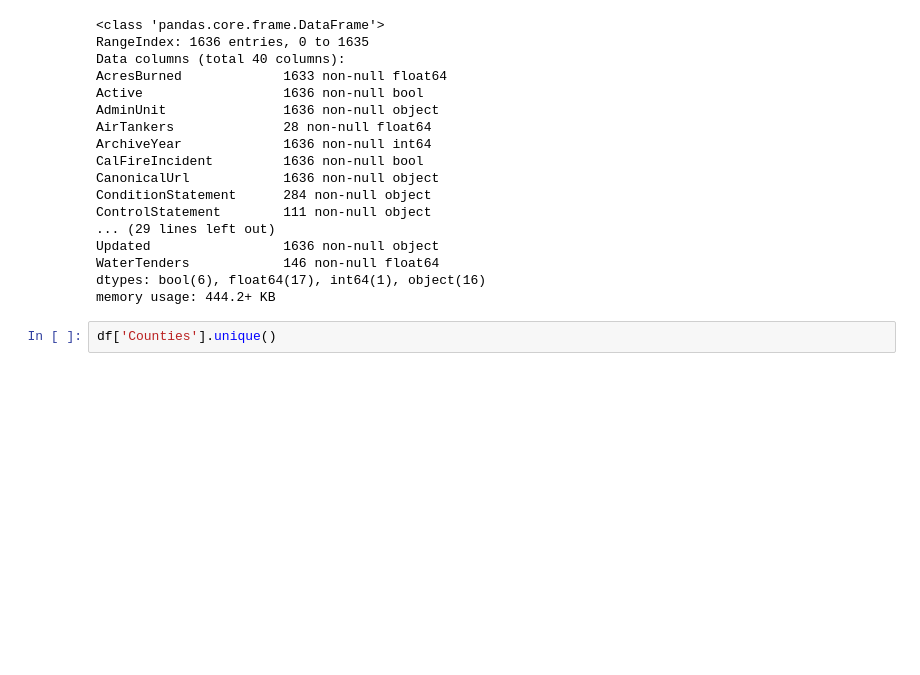
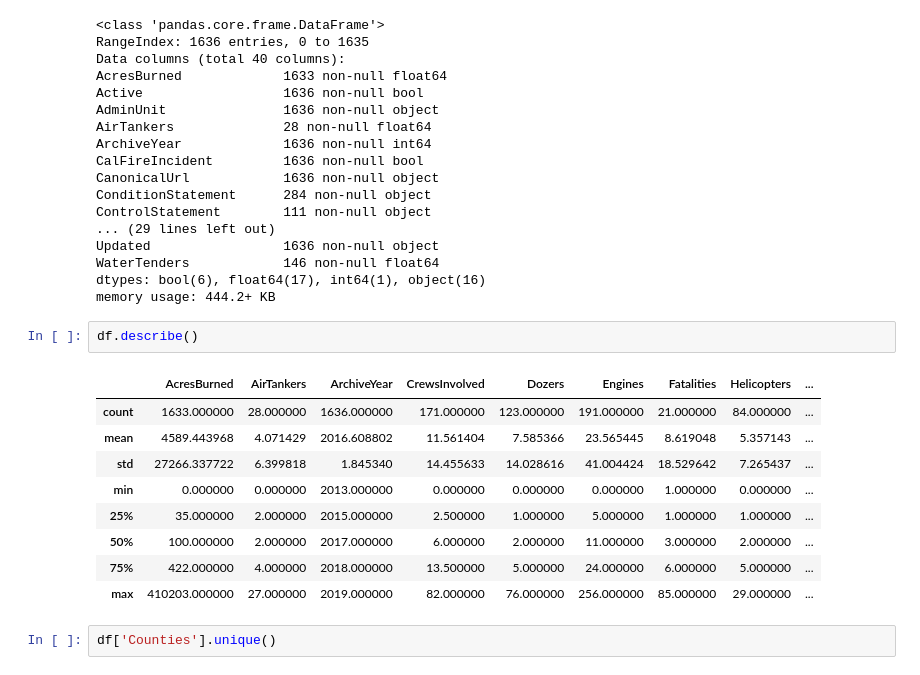
Before and after one commit to siawayforward/DS4A-group-project, a Jupyter notebook: CA-wildfire-data-EDA.ipynb, the cells around one changed output. Saved outputs shown, nothing was run; the diff lists cells and outputs as text; blank space fills up the shorter version.

```diff
--- a/CA-wildfire-data-EDA.ipynb
+++ b/CA-wildfire-data-EDA.ipynb
@@ -37,6 +41,18 @@ Updated                 1636 non-null object
 WaterTenders            146 non-null float64
 dtypes: bool(6), float64(17), int64(1), object(16)
 memory usage: 444.2+ KB
+# %%
+df.describe()
+# %% [output]
+|  | AcresBurned | AirTankers | ArchiveYear | CrewsInvolved | Dozers | Engines | Fatalities | Helicopters | ... |
+| count | 1633.000000 | 28.000000 | 1636.000000 | 171.000000 | 123.000000 | 191.000000 | 21.000000 | 84.000000 | ... |
+| mean | 4589.443968 | 4.071429 | 2016.608802 | 11.561404 | 7.585366 | 23.565445 | 8.619048 | 5.357143 | ... |
+| std | 27266.337722 | 6.399818 | 1.845340 | 14.455633 | 14.028616 | 41.004424 | 18.529642 | 7.265437 | ... |
+| min | 0.000000 | 0.000000 | 2013.000000 | 0.000000 | 0.000000 | 0.000000 | 1.000000 | 0.000000 | ... |
+| 25% | 35.000000 | 2.000000 | 2015.000000 | 2.500000 | 1.000000 | 5.000000 | 1.000000 | 1.000000 | ... |
+| 50% | 100.000000 | 2.000000 | 2017.000000 | 6.000000 | 2.000000 | 11.000000 | 3.000000 | 2.000000 | ... |
+| 75% | 422.000000 | 4.000000 | 2018.000000 | 13.500000 | 5.000000 | 24.000000 | 6.000000 | 5.000000 | ... |
+| max | 410203.000000 | 27.000000 | 2019.000000 | 82.000000 | 76.000000 | 256.000000 | 85.000000 | 29.000000 | ... |
 # %%
 df['Counties'].unique()
 # %% [output]
```
Also changed, not shown: parts of 13 cells of this notebook.
